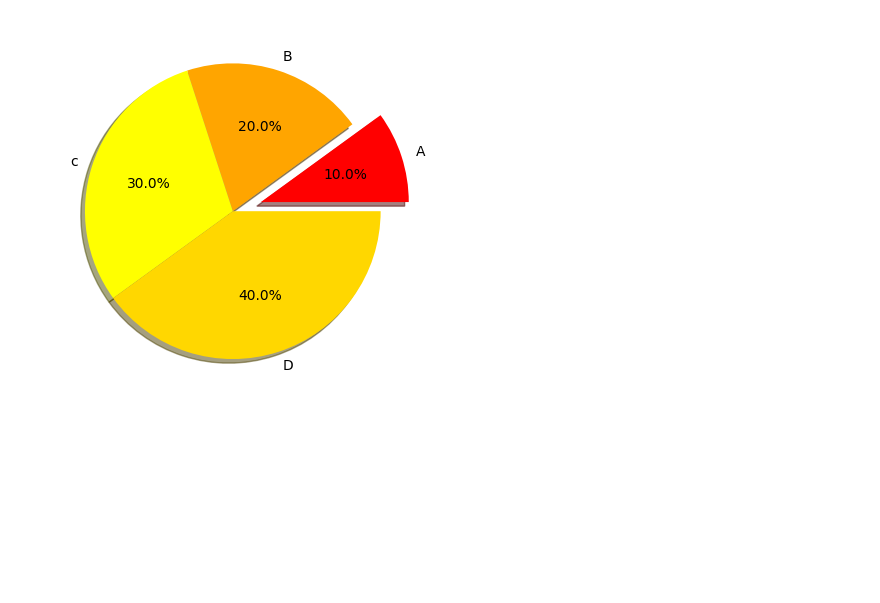
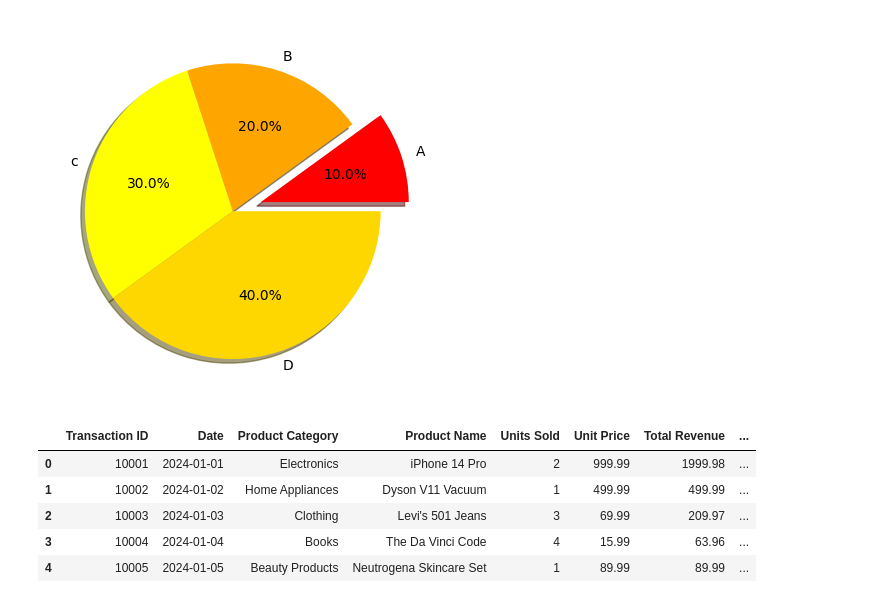
Before and after one commit to ShivamAttri05/Data_Science_Progress, a Jupyter notebook: Python/Chapter-10/10.5-Matplotlib.ipynb, the cells around one changed output. Cells and saved outputs as stored; diff of their text form; code cells hidden in the pictures; blank space fills up the shorter version.

```diff
--- a/Python/Chapter-10/10.5-Matplotlib.ipynb
+++ b/Python/Chapter-10/10.5-Matplotlib.ipynb
@@ -129,3 +129,16 @@ plt.pie(sizes,labels=labels,explode=explode,colors=colors, autopct='%1.1f%%', sh
   Text(-0.5706339464678661, 0.18541008370233936, '30.0%'),
   Text(0.18541027644321104, -0.5706338838425669, '40.0%')])
 [figure]
+# %%
+# Sales data visualization
+
+import pandas as pd
+salesdata= pd.read_csv('sales_data.csv')
+salesdata.head(5)
+# %% [output]
+|  | Transaction ID | Date | Product Category | Product Name | Units Sold | Unit Price | Total Revenue | ... |
+| 0 | 10001 | 2024-01-01 | Electronics | iPhone 14 Pro | 2 | 999.99 | 1999.98 | ... |
+| 1 | 10002 | 2024-01-02 | Home Appliances | Dyson V11 Vacuum | 1 | 499.99 | 499.99 | ... |
+| 2 | 10003 | 2024-01-03 | Clothing | Levi's 501 Jeans | 3 | 69.99 | 209.97 | ... |
+| 3 | 10004 | 2024-01-04 | Books | The Da Vinci Code | 4 | 15.99 | 63.96 | ... |
+| 4 | 10005 | 2024-01-05 | Beauty Products | Neutrogena Skincare Set | 1 | 89.99 | 89.99 | ... |
```
Also changed, not shown: parts of 2 cells of this notebook, 1 other file.
